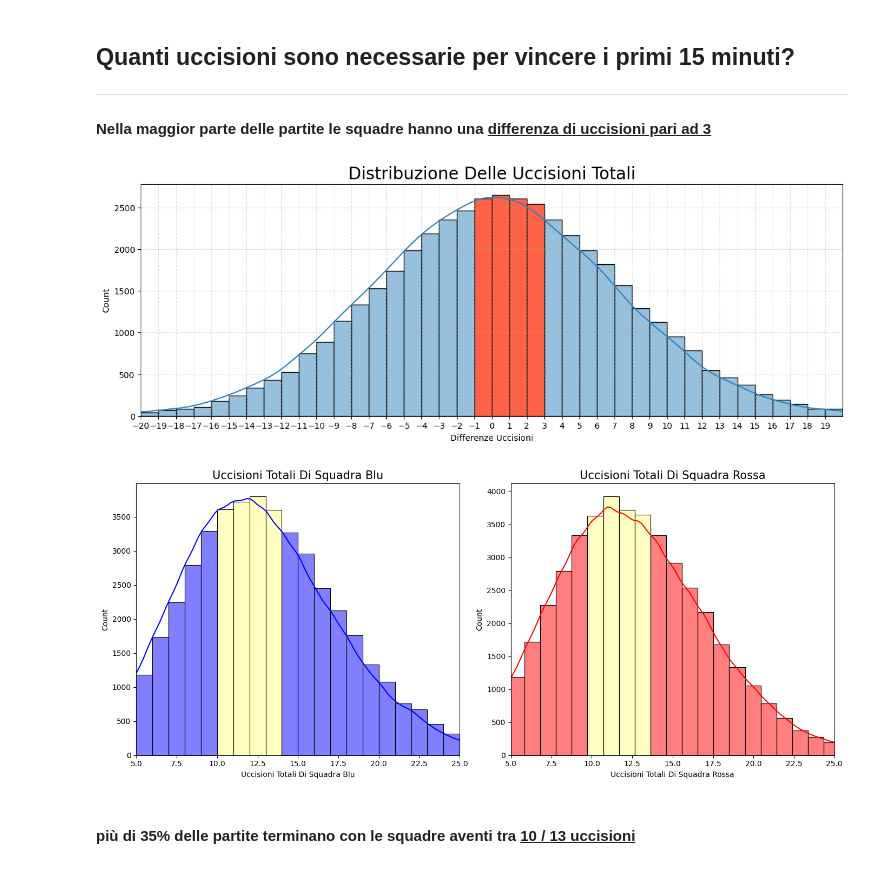
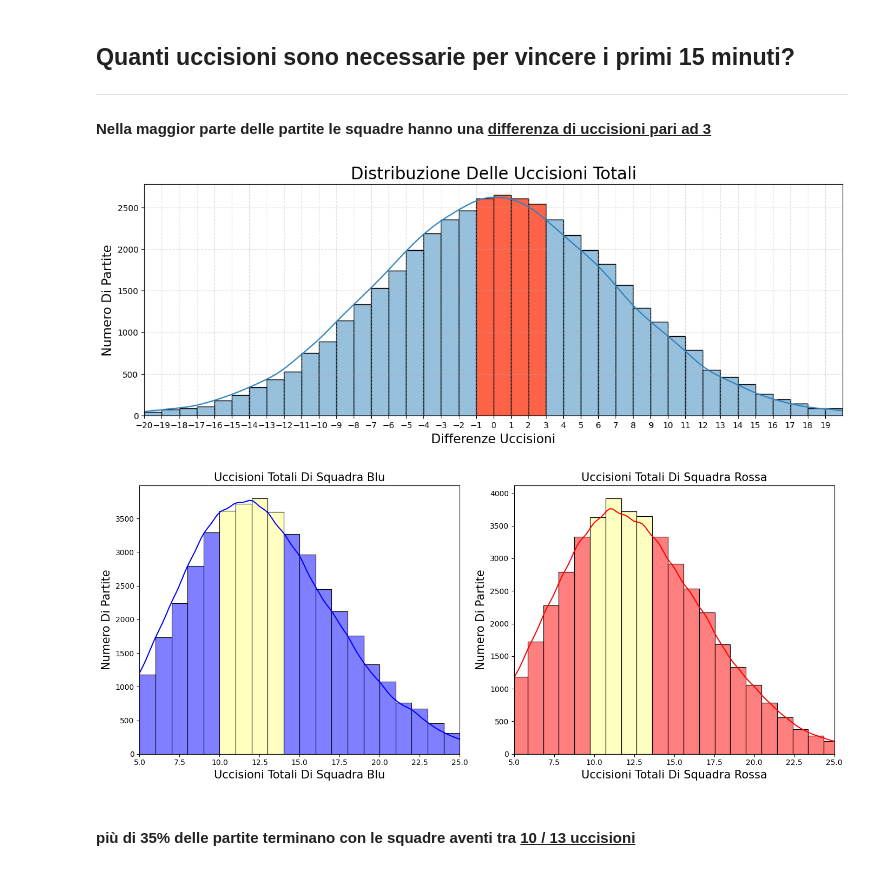
Before and after one commit to KOlCIqwq/Data_Science_Project, a Jupyter notebook: Final_Project/notebook.ipynb, the cells around one changed output. Cells and saved outputs as stored; diff of their text form; code cells hidden in the pictures.

```diff
--- a/Final_Project/notebook.ipynb
+++ b/Final_Project/notebook.ipynb
@@ -208,7 +211,8 @@ ax = sns.histplot(df['totalKillsDiff'], kde=True, bins=65, color="#3182bd")
 # Set plot limits and titles
 plt.xlim(-20, 20)
 plt.title('Distribuzione Delle Uccisioni Totali', fontsize=20)
-plt.xlabel('Differenze Uccisioni', fontsize=10)
+plt.xlabel('Differenze Uccisioni', fontsize=15)
+plt.ylabel('Numero Di Partite', fontsize=15)
 
 # Find the bars that are over 2500 count
 max_height = []
@@ -225,37 +229,39 @@ plt.xticks(np.arange(-20, 20, 1))
 plt.grid(True, linestyle='--', alpha=0.4)
 plt.show()
 # %% [output]
-[figure, old version]
+[figure, new version]
 # %%
 # Trying to create a subplot to unify 2 plots (maybe was better using the arg of col=)
 fig, axes = plt.subplots(1,2, figsize=(14, 6))
 # Blue Team Plot
 sns.histplot(df['blueTeamTotalKills'], color='blue', label='Blue Team', kde=True, bins=40, ax=axes[0])
 axes[0].set_xlim(5,25)
 axes[0].set_title('Uccisioni Totali Di Squadra Blu', fontsize=15)
-axes[0].set_xlabel("Uccisioni Totali Di Squadra Blu",fontsize=10)
+axes[0].set_xlabel("Uccisioni Totali Di Squadra Blu",fontsize=15)
+axes[0].set_ylabel("Numero Di Partite",fontsize=15)
 # Red Team Plot
 sns.histplot(df['redTeamTotalKills'], color='red', label='Red Team', kde=True, bins=38, ax=axes[1])
 axes[1].set_xlim(5,25)
 axes[1].set_title('Uccisioni Totali Di Squadra Rossa', fontsize=15)
-axes[1].set_xlabel("Uccisioni Totali Di Squadra Rossa",fontsize=10)
+axes[1].set_xlabel("Uccisioni Totali Di Squadra Rossa",fontsize=15)
+axes[1].set_ylabel("Numero Di Partite",fontsize=15)
 
 # Get most matches
 for i in range(2):
     max_height = []
     max_patches = []
     for patch in axes[i].patches:
         if patch.get_height() > 3500:
             max_height.append(patch.get_height())
             max_patches.append(patch)
     # Highlight the highest bar
     for patch in max_patches:
         patch.set_facecolor('#ffffbf')
         patch.set_edgecolor('black')
 plt.tight_layout()
 plt.show()
 # %% [output]
-[figure, old version]
+[figure, new version]
 # %% [markdown]
 #### più di 35% delle partite terminano con le squadre aventi tra <ins>10 / 13 uccisioni </ins>
 # %%
```
Also changed, not shown: parts of 13 cells of this notebook, 2 other files.
